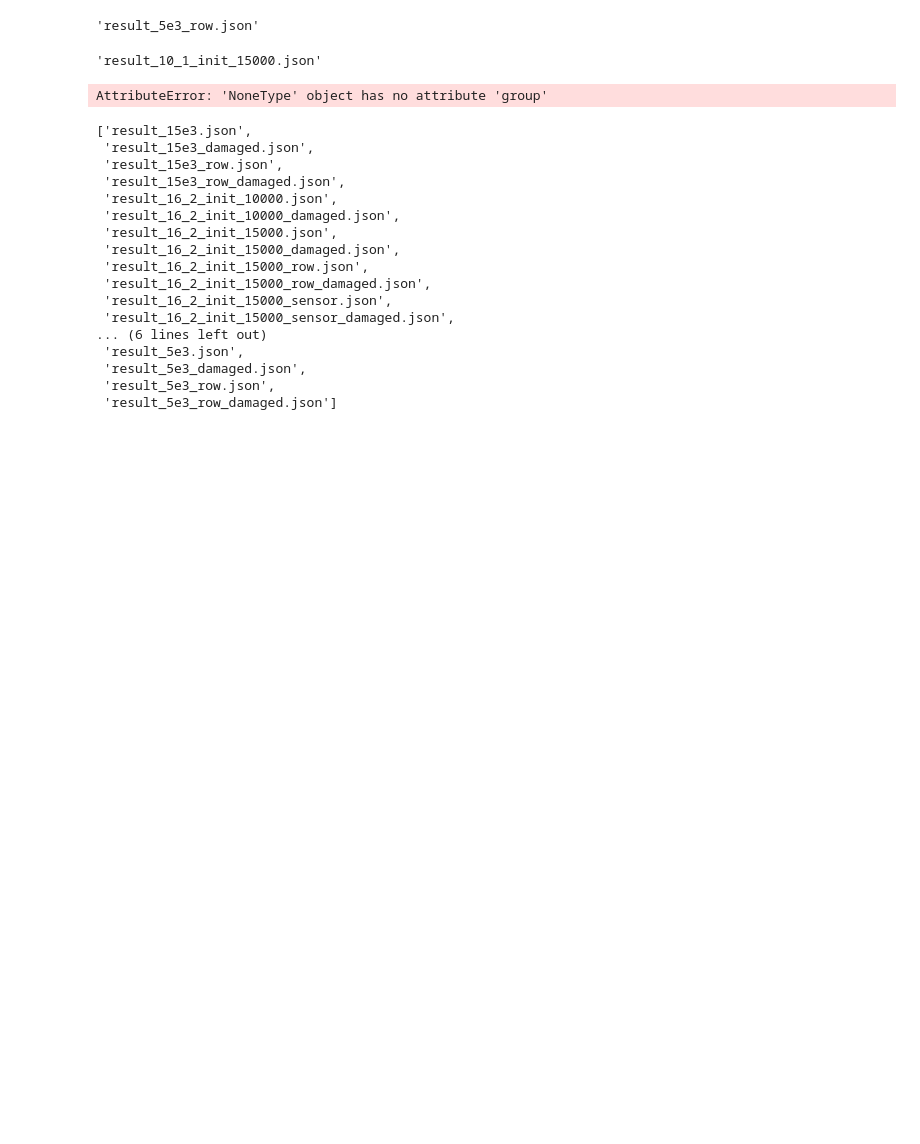
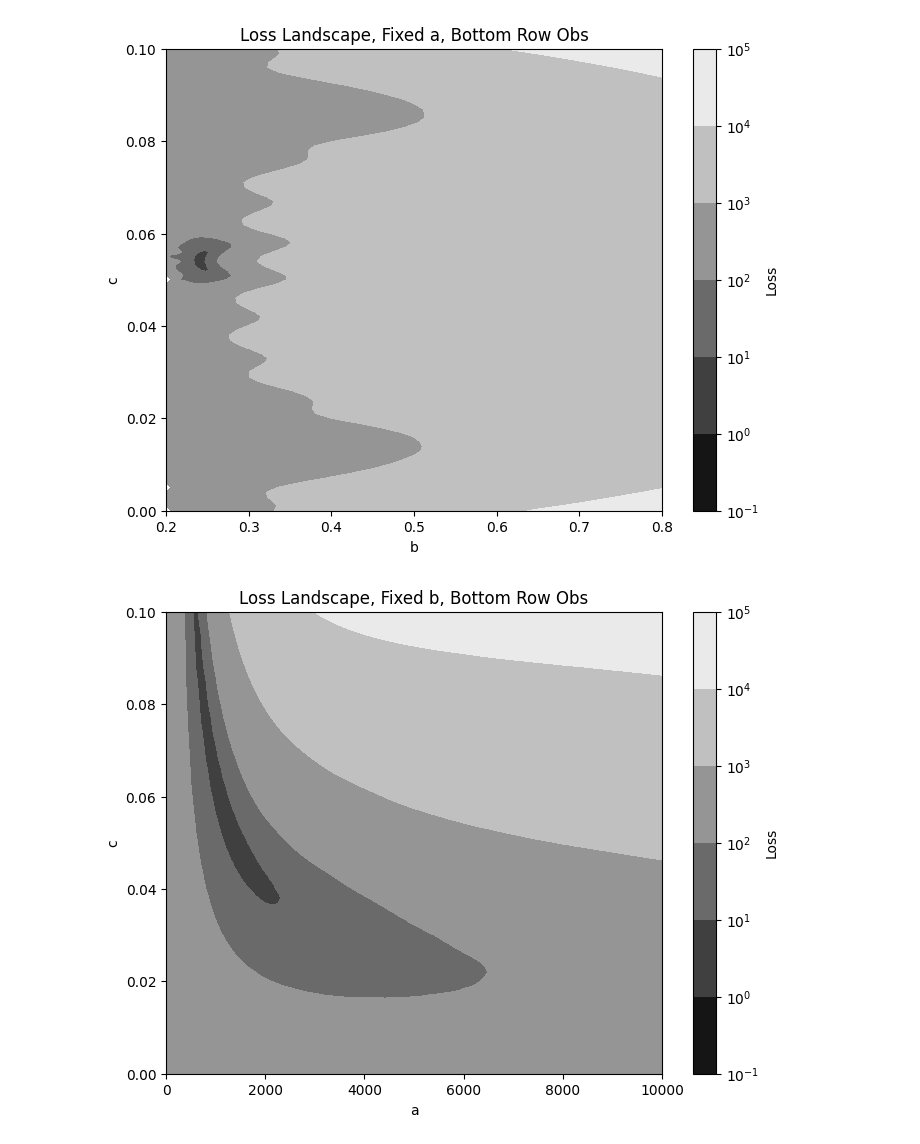
Before and after one commit to geoelements-dev/diffmpm_bridge, a Jupyter notebook: examples/2d_beam_gaussian_dmg/results.ipynb, the cells around one changed output. Drawn from its saved outputs; the diff is of its cells as text; code cells hidden in the pictures; blank space fills up the shorter version.

Commit message:
add gaussian_dmg results, init 2d_gaussian_dmg and gaussian_dmg_sym

```diff
--- a/examples/2d_beam_gaussian_dmg/results.ipynb
+++ b/examples/2d_beam_gaussian_dmg/results.ipynb
@@ -24,32 +0,0 @@ name
-# %%
-name
-# %% [output]
-'result_5e3_row.json'
-# %%
-name
-# %% [output]
-'result_10_1_init_15000.json'
-# %%
-re.search(r"init_(\d*)", name).group()
-# %% [output]
-AttributeError: 'NoneType' object has no attribute 'group'
-# %%
-filenames
-# %% [output]
-['result_15e3.json',
- 'result_15e3_damaged.json',
- 'result_15e3_row.json',
- 'result_15e3_row_damaged.json',
- 'result_16_2_init_10000.json',
- 'result_16_2_init_10000_damaged.json',
- 'result_16_2_init_15000.json',
- 'result_16_2_init_15000_damaged.json',
- 'result_16_2_init_15000_row.json',
- 'result_16_2_init_15000_row_damaged.json',
- 'result_16_2_init_15000_sensor.json',
- 'result_16_2_init_15000_sensor_damaged.json',
-... (6 lines left out)
- 'result_5e3.json',
- 'result_5e3_damaged.json',
- 'result_5e3_row.json',
- 'result_5e3_row_damaged.json']
@@ -55,0 +5,38 @@ filenames
+# %%
+import pandas as pd
+import matplotlib.pyplot as plt
+import matplotlib as mpl
+import numpy as np
+
+param_names = ['a', 'b', 'c']
+static_params = ['a','b', 'c']
+
+for name in static_params:
+    sub_params = param_names.copy()
+    sub_params.remove(name)
+
+    filename = 'constant_' + name + '_row.csv'
+    results_df = pd.read_csv(filename)
+
+    param1 = results_df[sub_params[0]]
+    param2 = results_df[sub_params[1]]
+    loss = results_df['loss'] / results_df['loss'].min()
+
+    # Create a grid for contour plotting
+    param1_unique = np.unique(param1)
+    param2_unique = np.unique(param2)
+
+    # Reshape the loss values into a 2D grid
+    loss_grid = loss.values.reshape(len(param1_unique), len(param2_unique))
+
+    # Create the contour plot
+    plt.figure(figsize=(8, 6))
+    contour = plt.contourf(param1_unique, param2_unique, loss_grid, levels=50, cmap='grey', norm=mpl.colors.LogNorm())
+    plt.colorbar(contour, label='Loss')
+    plt.xlabel(sub_params[0])
+    plt.ylabel(sub_params[1])
+    plt.title('Loss Landscape, Fixed ' + name + ", Bottom Row Obs")
+    plt.show()
+# %% [output]
+[figure, added]
+[figure, added]
```
Also changed, not shown: parts of 13 cells of this notebook, 22 other files.
